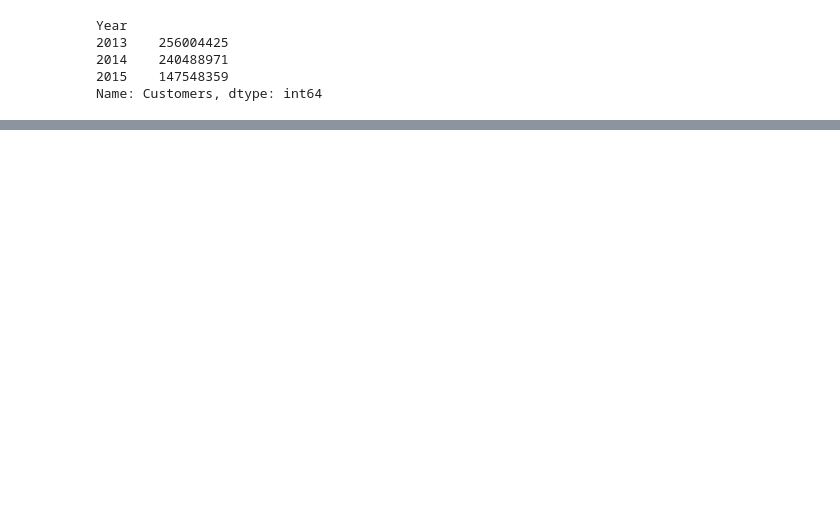
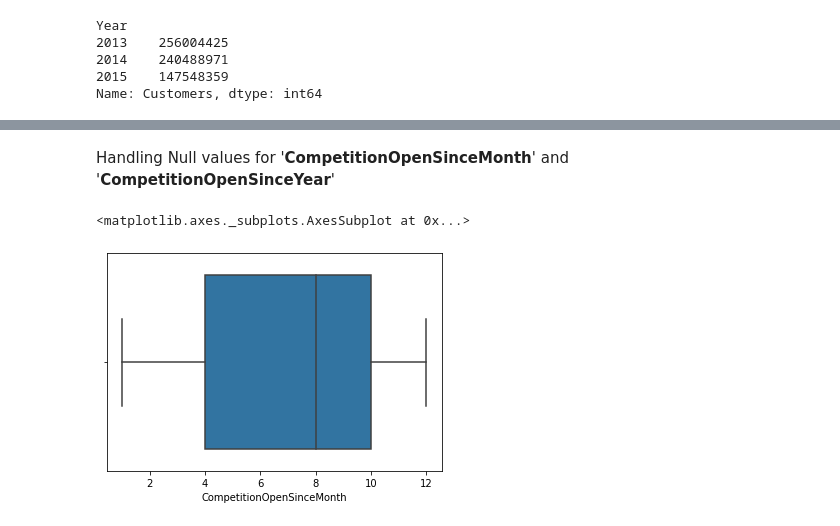
Before and after one commit to pranavdevi28/Rossmann_Sales_Prediction, a Jupyter notebook: Rossmann_Sales_Prediction_Capstone_Project.ipynb, the cells around one changed output, grey strips where cells are left out. Cells and saved outputs as stored; diff of their text form; code cells hidden in the pictures; blank space fills up the shorter version.

```diff
--- a/Rossmann_Sales_Prediction_Capstone_Project.ipynb
+++ b/Rossmann_Sales_Prediction_Capstone_Project.ipynb
@@ -236,0 +363,7 @@ sns.heatmap(round(abs(corr),2), annot=True, cmap='YlOrRd', mask=np.triu(corr))
+# %% [markdown]
+Handling Null values for '**CompetitionOpenSinceMonth**' and '**CompetitionOpenSinceYear**'
+# %%
+sns.boxplot(data=store_df, x='CompetitionOpenSinceMonth')
+# %% [output]
+<matplotlib.axes._subplots.AxesSubplot at 0x...>
+[figure, added]
```
Also changed, not shown: parts of 74 cells of this notebook.
